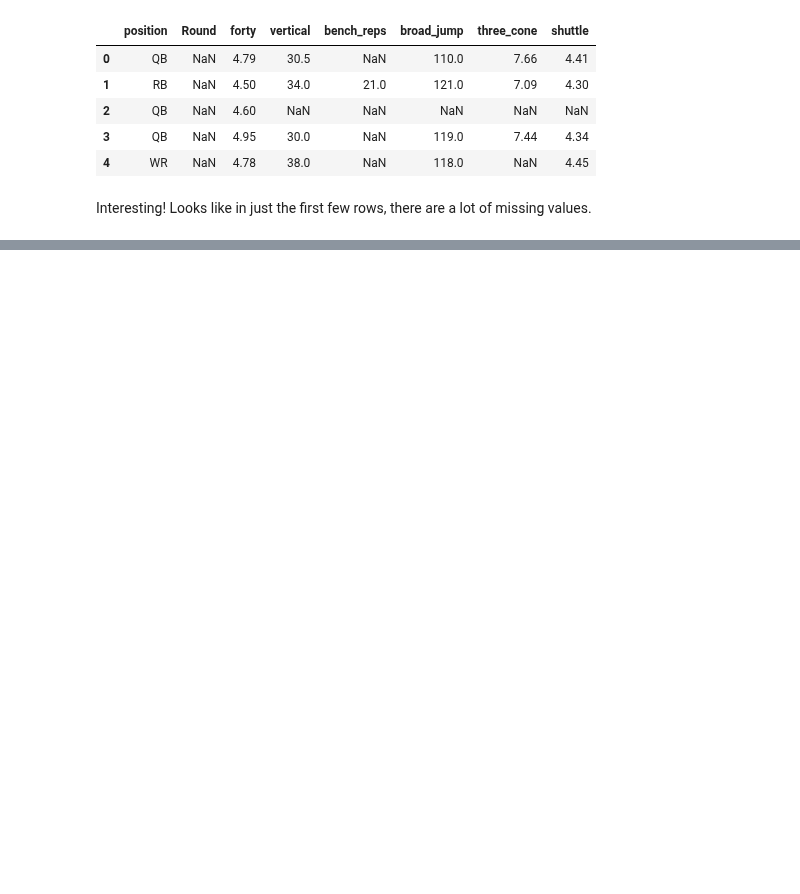
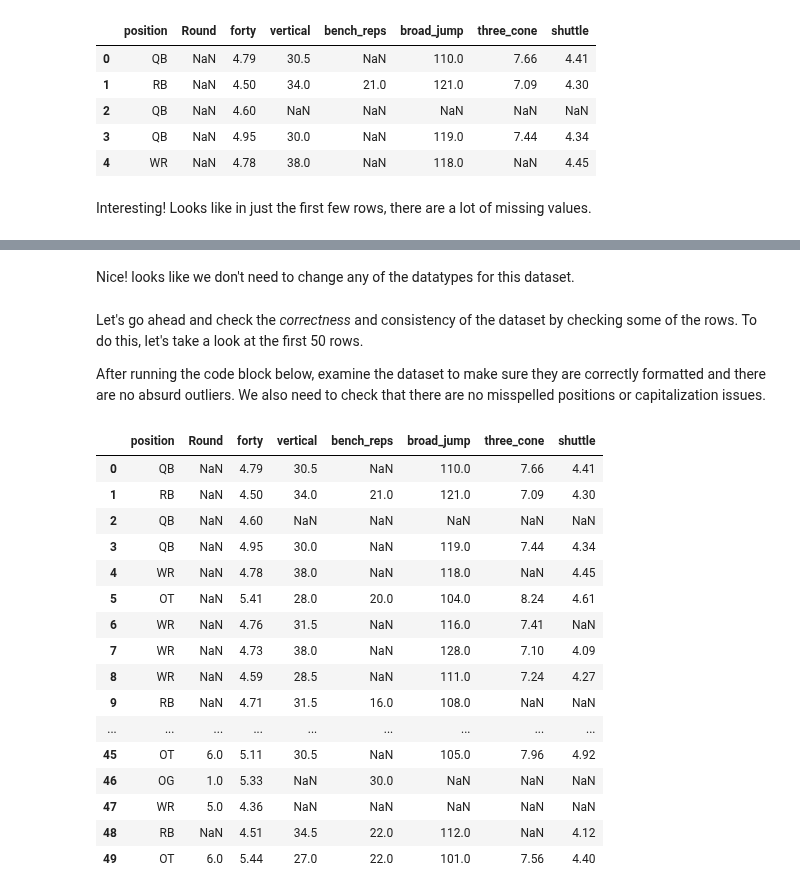
Before and after one commit to schuckers/Charlotte_SCORE_Summer25, a Jupyter notebook: Modules/Intro to Data Cleaning and Imputation by Austin Hayes/Intro to Data Cleaning and Imputation by Austin Hayes.ipynb, the cells around one changed output, grey strips where cells are left out. Cells and saved outputs as stored; diff of their text form; code cells hidden in the pictures; blank space fills up the shorter version.

Commit message:
Update to the Data Cleaning Module

```diff
--- a/Modules/Intro to Data Cleaning and Imputation by Austin Hayes/Intro to Data Cleaning and Imputation by Austin Hayes.ipynb
+++ b/Modules/Intro to Data Cleaning and Imputation by Austin Hayes/Intro to Data Cleaning and Imputation by Austin Hayes.ipynb
@@ -125,0 +151,28 @@ Interesting! Looks like in just the first few rows, there are a lot of missing v
+# %% [markdown]
+Nice! looks like we don't need to change any of the datatypes for this dataset.
+# %% [markdown]
+Let's go ahead and check the _correctness_ and consistency of the dataset by checking some of the rows. To do this, let's take a look at the first 50 rows.
+
+After running the code block below, examine the dataset to make sure they are correctly formatted and there are no absurd outliers. We also need to check that there are no misspelled positions or capitalization issues.
+# %%
+# Let's check the first 50 rows of the dataset to ensure correctness and consistency.
+# This will help us identify any potential issues with the data formatting or inconsistencies.
+combine_data.head(50)
+# %% [output]
+|  | position | Round | forty | vertical | bench_reps | broad_jump | three_cone | shuttle |
+| 0 | QB | NaN | 4.79 | 30.5 | NaN | 110.0 | 7.66 | 4.41 |
+| 1 | RB | NaN | 4.50 | 34.0 | 21.0 | 121.0 | 7.09 | 4.30 |
+| 2 | QB | NaN | 4.60 | NaN | NaN | NaN | NaN | NaN |
+| 3 | QB | NaN | 4.95 | 30.0 | NaN | 119.0 | 7.44 | 4.34 |
+| 4 | WR | NaN | 4.78 | 38.0 | NaN | 118.0 | NaN | 4.45 |
+| 5 | OT | NaN | 5.41 | 28.0 | 20.0 | 104.0 | 8.24 | 4.61 |
+| 6 | WR | NaN | 4.76 | 31.5 | NaN | 116.0 | 7.41 | NaN |
+| 7 | WR | NaN | 4.73 | 38.0 | NaN | 128.0 | 7.10 | 4.09 |
+| 8 | WR | NaN | 4.59 | 28.5 | NaN | 111.0 | 7.24 | 4.27 |
+| 9 | RB | NaN | 4.71 | 31.5 | 16.0 | 108.0 | NaN | NaN |
+| ... | ... | ... | ... | ... | ... | ... | ... | ... |
+| 45 | OT | 6.0 | 5.11 | 30.5 | NaN | 105.0 | 7.96 | 4.92 |
+| 46 | OG | 1.0 | 5.33 | NaN | 30.0 | NaN | NaN | NaN |
+| 47 | WR | 5.0 | 4.36 | NaN | NaN | NaN | NaN | NaN |
+| 48 | RB | NaN | 4.51 | 34.5 | 22.0 | 112.0 | NaN | 4.12 |
+| 49 | OT | 6.0 | 5.44 | 27.0 | 22.0 | 101.0 | 7.56 | 4.40 |
```
Also changed, not shown: parts of 12 cells of this notebook.
